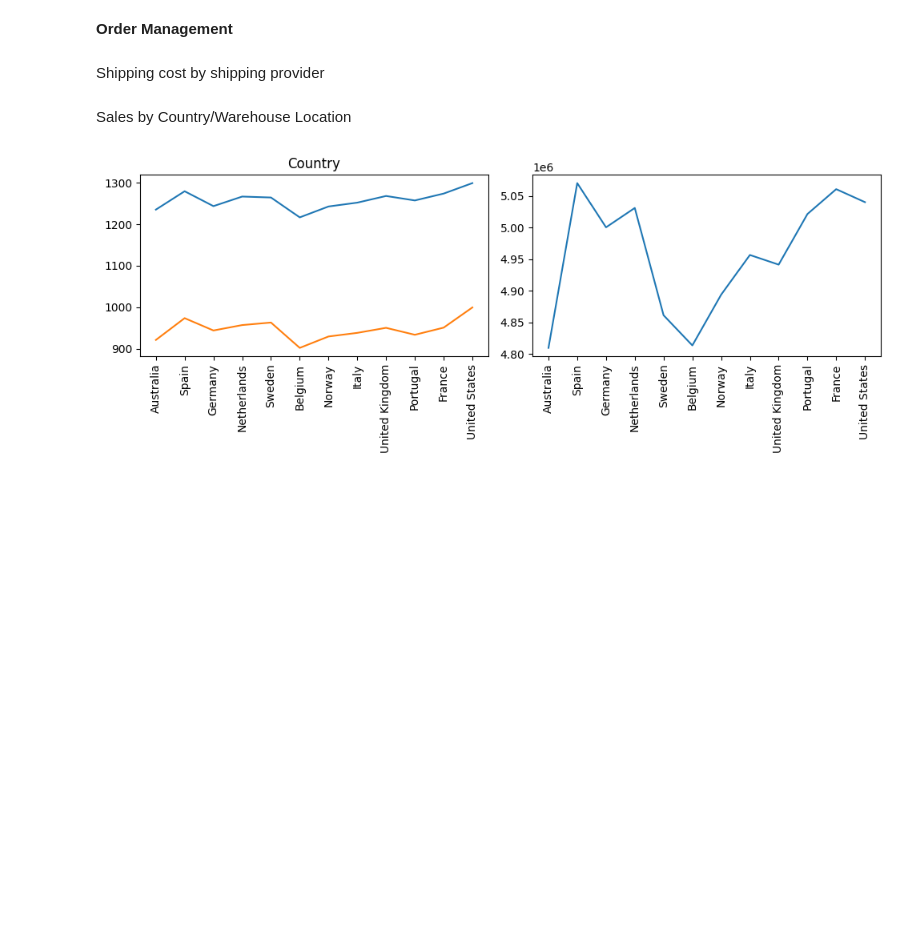
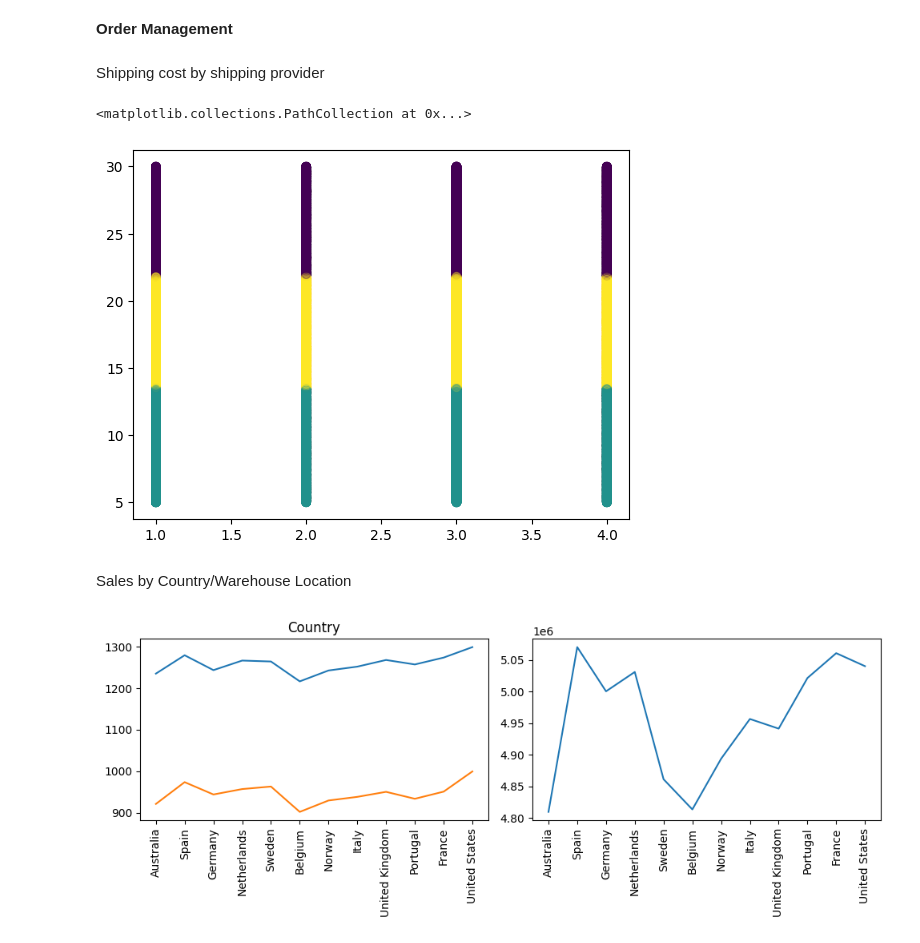
Before and after one commit to llh139/Data-Analytics-Portfolio, a Jupyter notebook: Online Sales Dataset Analysis/Online Sales Dataset.ipynb, the cells around one changed output. Drawn from its saved outputs; the diff is of its cells as text; code cells hidden in the pictures; blank space fills up the shorter version.

```diff
--- a/Online Sales Dataset Analysis/Online Sales Dataset.ipynb
+++ b/Online Sales Dataset Analysis/Online Sales Dataset.ipynb
@@ -410,0 +416,4 @@ sns.boxplot(x=df['PaymentMethod'], y=df['Sales'])
+# %%
+labels = kmeans.predict(X)
+df['Label'] = labels
+df.head()
@@ -412,6 +462,18 @@ sns.boxplot(x=df['PaymentMethod'], y=df['Sales'])
 **Order Management**
 # %% [markdown]
 Shipping cost by shipping provider
+# %%
+df = turn_categories_into_num(df, 'ShipmentProvider')
+# %%
+X = df[['ShipmentProviderNo', 'ShippingCost']]
+kmeans = KMeans(n_clusters=3)
+kmeans.fit(X)
+labels = kmeans.predict(X)
+df['Shipment Label'] = labels
+plt.scatter(X['ShipmentProviderNo'], X['ShippingCost'], c=kmeans.labels_, alpha=0.3)
+# %% [output]
+<matplotlib.collections.PathCollection at 0x...>
+[figure, added]
 # %% [markdown]
 Sales by Country/Warehouse Location
 # %%
```
Also changed, not shown: parts of 32 cells of this notebook, 2 other files.
